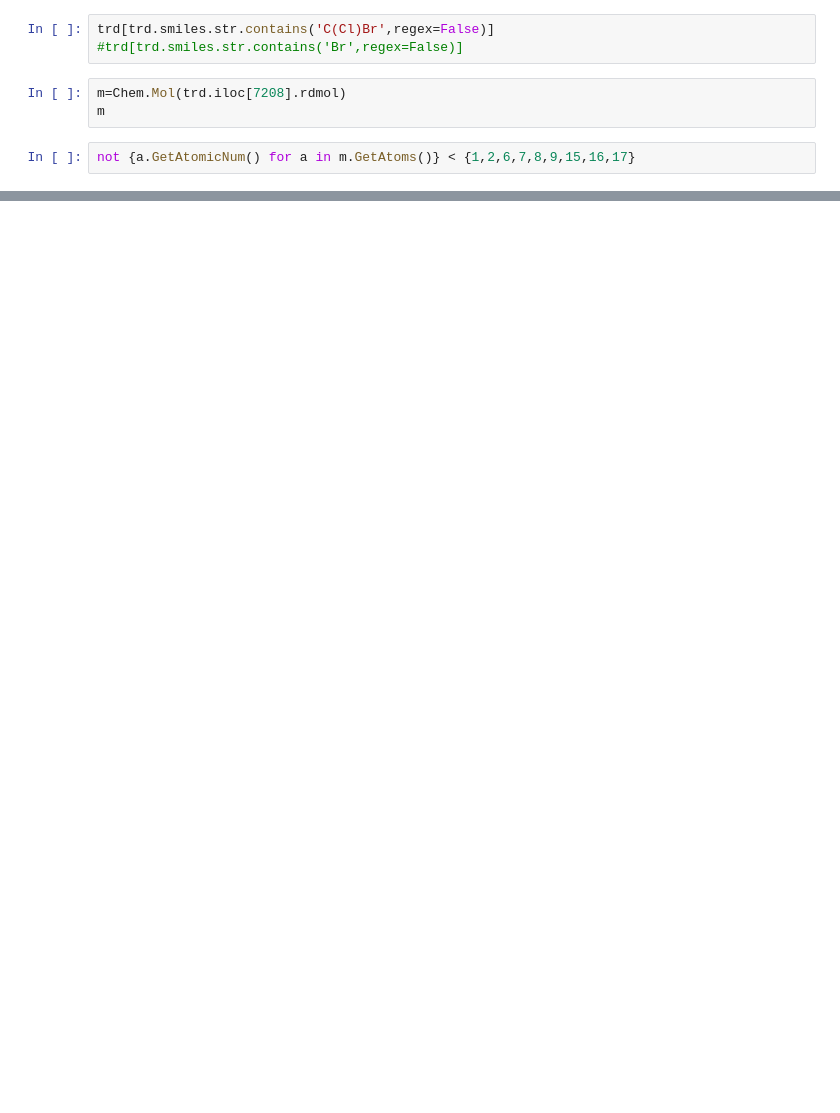
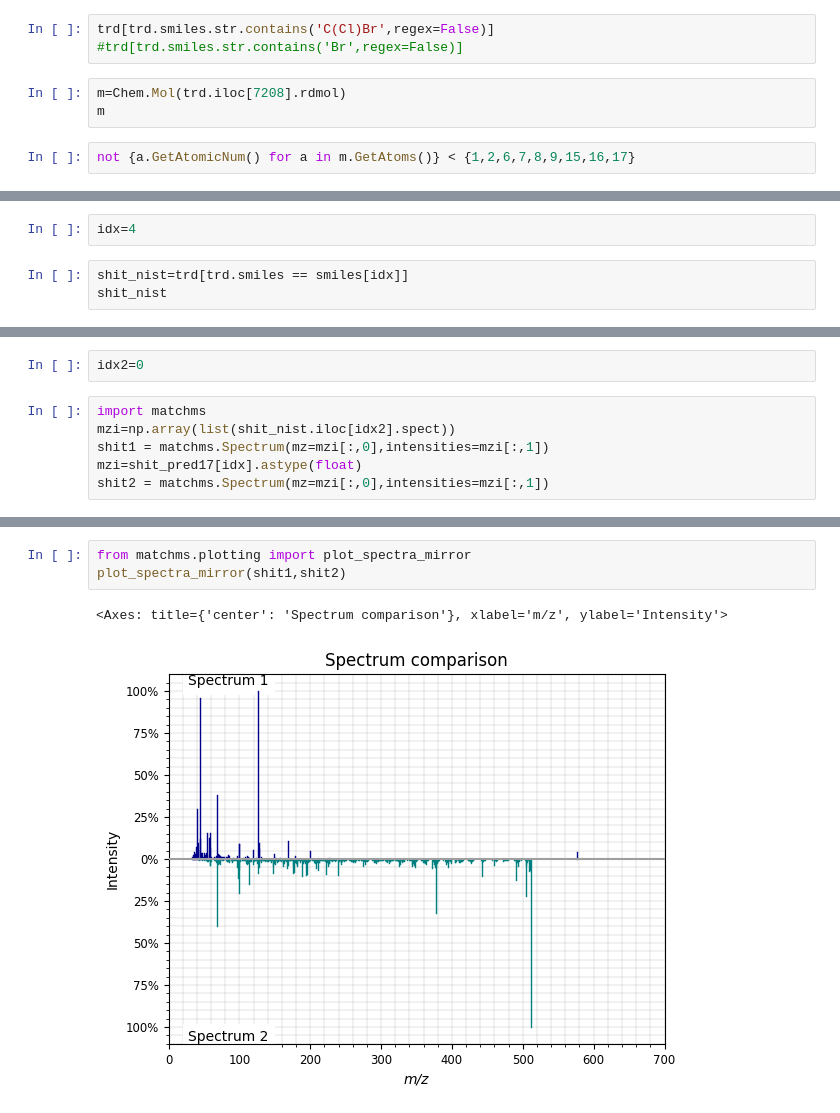
Before and after one commit to ljocha/gc-ms_bart, a Jupyter notebook: rassp-test.ipynb, the cells around one changed output, grey strips where cells are left out. Drawn from its saved outputs; the diff is of its cells as text; blank space fills up the shorter version.

Commit message:
draw nist vs. prediction

```diff
--- a/rassp-test.ipynb
+++ b/rassp-test.ipynb
@@ -291,0 +304,5 @@ not {a.GetAtomicNum() for a in m.GetAtoms()} < {1,2,6,7,8,9,15,16,17}
+# %%
+idx=4
+# %%
+shit_nist=trd[trd.smiles == smiles[idx]]
+shit_nist
@@ -291,0 +312,8 @@ not {a.GetAtomicNum() for a in m.GetAtoms()} < {1,2,6,7,8,9,15,16,17}
+# %%
+idx2=0
+# %%
+import matchms
+mzi=np.array(list(shit_nist.iloc[idx2].spect))
+shit1 = matchms.Spectrum(mz=mzi[:,0],intensities=mzi[:,1])
+mzi=shit_pred17[idx].astype(float)
+shit2 = matchms.Spectrum(mz=mzi[:,0],intensities=mzi[:,1])
@@ -291,0 +325,6 @@ not {a.GetAtomicNum() for a in m.GetAtoms()} < {1,2,6,7,8,9,15,16,17}
+# %%
+from matchms.plotting import plot_spectra_mirror
+plot_spectra_mirror(shit1,shit2)
+# %% [output]
+<Axes: title={'center': 'Spectrum comparison'}, xlabel='m/z', ylabel='Intensity'>
+[figure, added]
```
Also changed, not shown: parts of 8 cells of this notebook.
